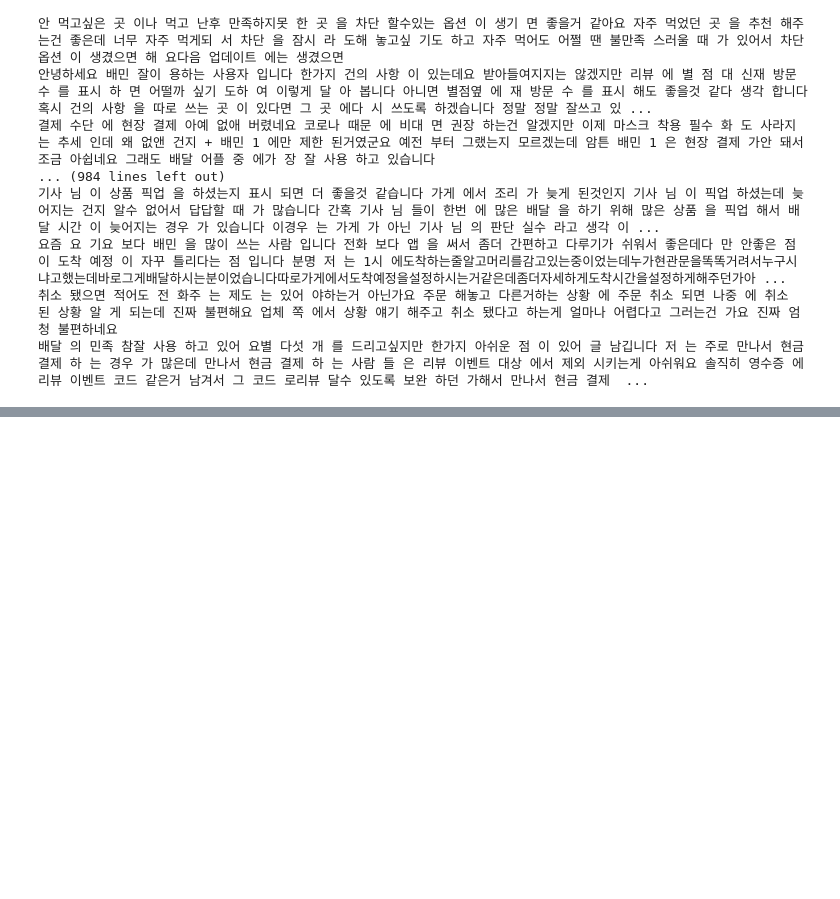
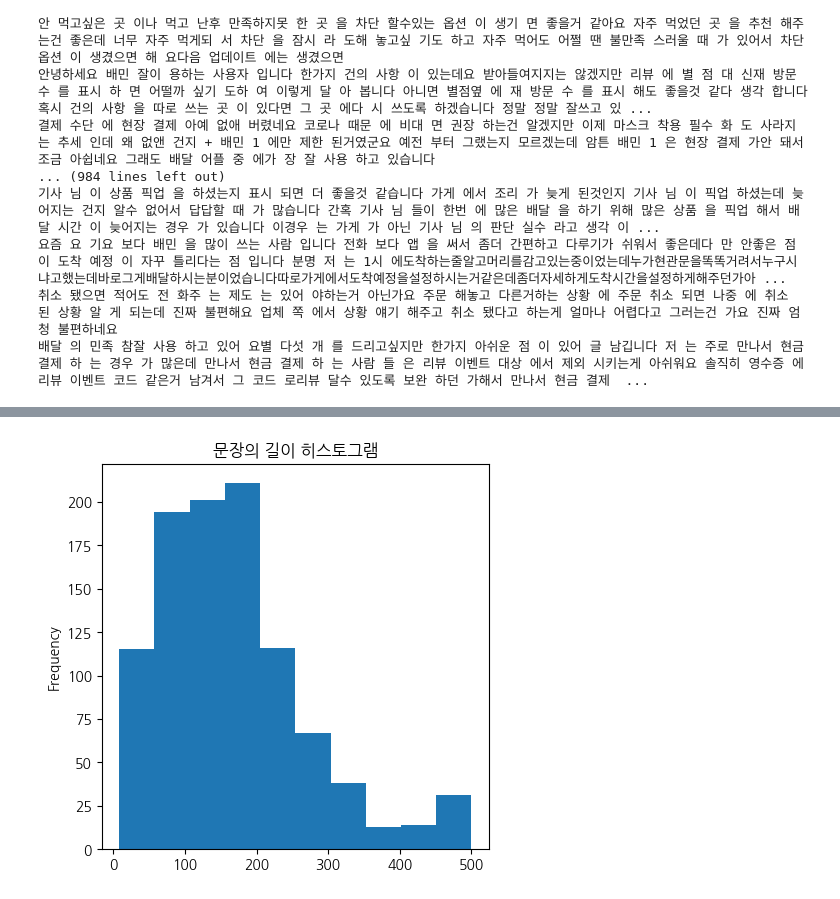
Before and after one commit to walker0625/machine-learning, a Jupyter notebook: lda.ipynb, the cells around one changed output, grey strips where cells are left out. Cells and saved outputs as stored; diff of their text form; code cells hidden in the pictures; blank space fills up the shorter version.

```diff
--- a/lda.ipynb
+++ b/lda.ipynb
@@ -3,7 +3,7 @@
 # %%
 import pandas as pd
 
-df = pd.read_csv("data/appreply2.csv")
+data = pd.read_csv("data/appreply2.csv")
 # %%
 from konlpy.tag import Okt
 import re
@@ -55,0 +209,5 @@ vectorizer = CountVectorizer(
+# %%
+# 지도 학습
+
+data['reaction'] = np.where(data['score'] >= 4, 1, 0)
+data.head()
@@ -55,0 +221,5 @@ vectorizer = CountVectorizer(
+# %%
+# 너무 긴 리뷰는 분석의 유효성을 해침(1. 단어 종류가 너무 많아짐 2. 0이 많아짐) - 히스토그램으로 확인하여 수정/삭제 필요
+
+data['length'] = data['text'].str.len()
+data.head()
@@ -55,0 +233,10 @@ vectorizer = CountVectorizer(
+# %%
+import matplotlib.pyplot as plt
+import koreanize_matplotlib
+
+plt.figure(figsize=(5,5))
+data["length"].plot(kind="hist")
+plt.title("문장의 길이 히스토그램")
+plt.show()
+# %% [output]
+[figure, added]
```
Also changed, not shown: parts of 22 cells of this notebook, 3 other files.
